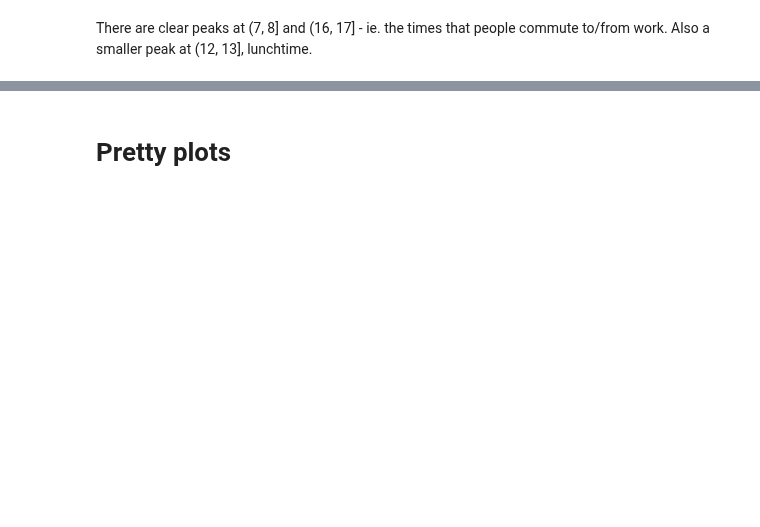
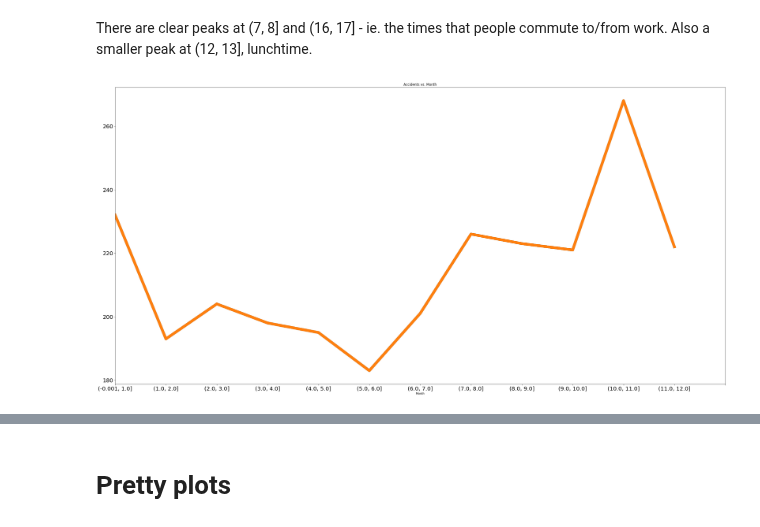
Before and after one commit to andmikey/data-jam-2018, a Jupyter notebook: notebooks/Accidents_Neat.ipynb, the cells around one changed output, grey strips where cells are left out. Cells and saved outputs as stored; diff of their text form; code cells hidden in the pictures; blank space fills up the shorter version.

```diff
--- a/notebooks/Accidents_Neat.ipynb
+++ b/notebooks/Accidents_Neat.ipynb
@@ -176,2 +176,18 @@ plt.show()
 # %% [markdown]
 There are clear peaks at (7, 8] and (16, 17] - ie. the times that people commute to/from work. Also a smaller peak at (12, 13], lunchtime.
+# %%
+def month(x):
+    month = datetime.datetime.strptime(x, '%d/%m/%Y').month
+    return month
+
+def year(x):
+    year = datetime.datetime.strptime(x, '%d/%m/%Y').year
+    return year
+# %%
+accidents["Month"] = accidents.Date.map(lambda x: month(x))
+bins = [x for x in range(0, 13)]
+s = binned.groupby(pandas.cut(accidents['Month'], bins=bins, include_lowest=True)).size()
+s.plot(xticks=bins, title="Accidents vs. Month", linewidth=10)
+plt.show()
+# %% [output]
+[figure, added]
```
Also changed, not shown: parts of 8 cells of this notebook.
